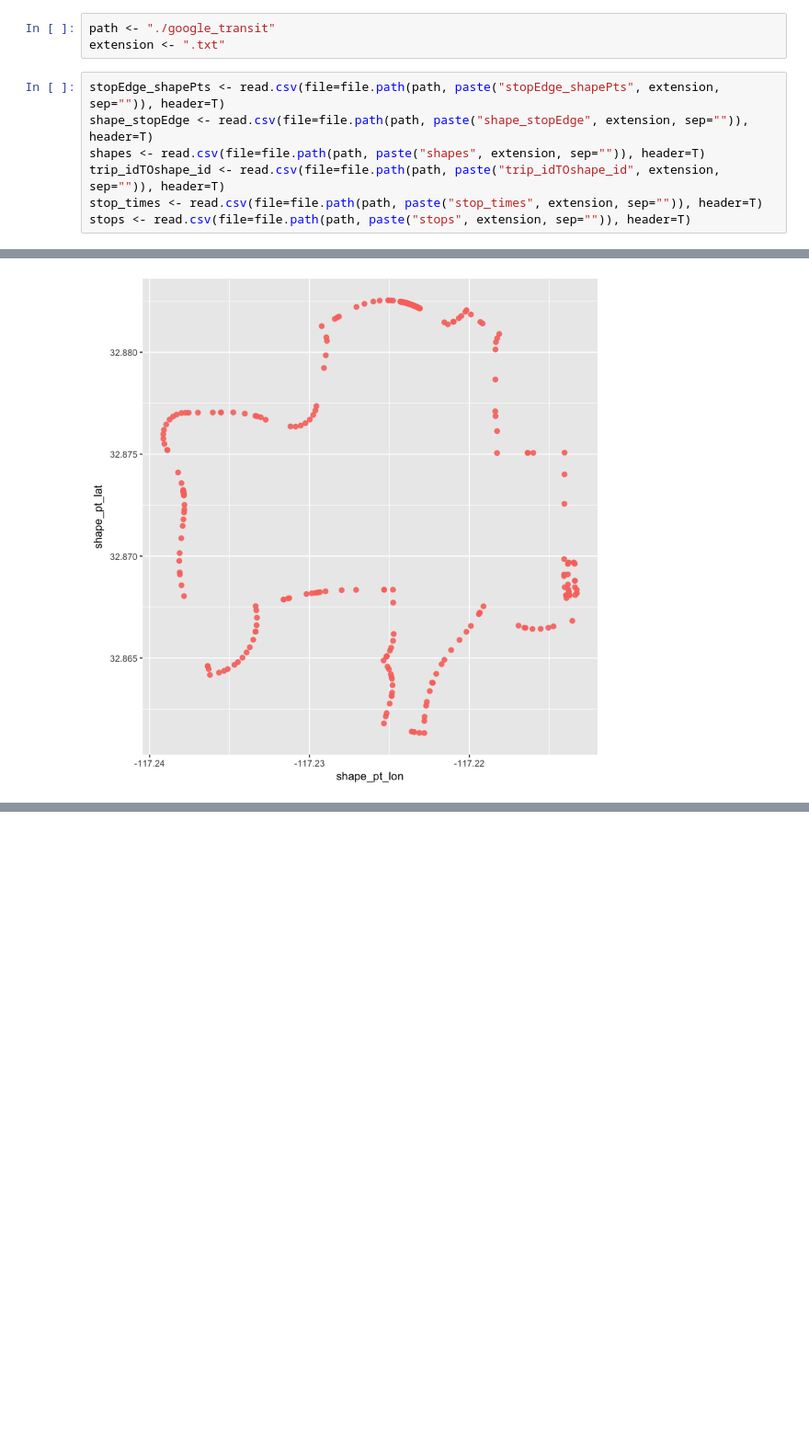
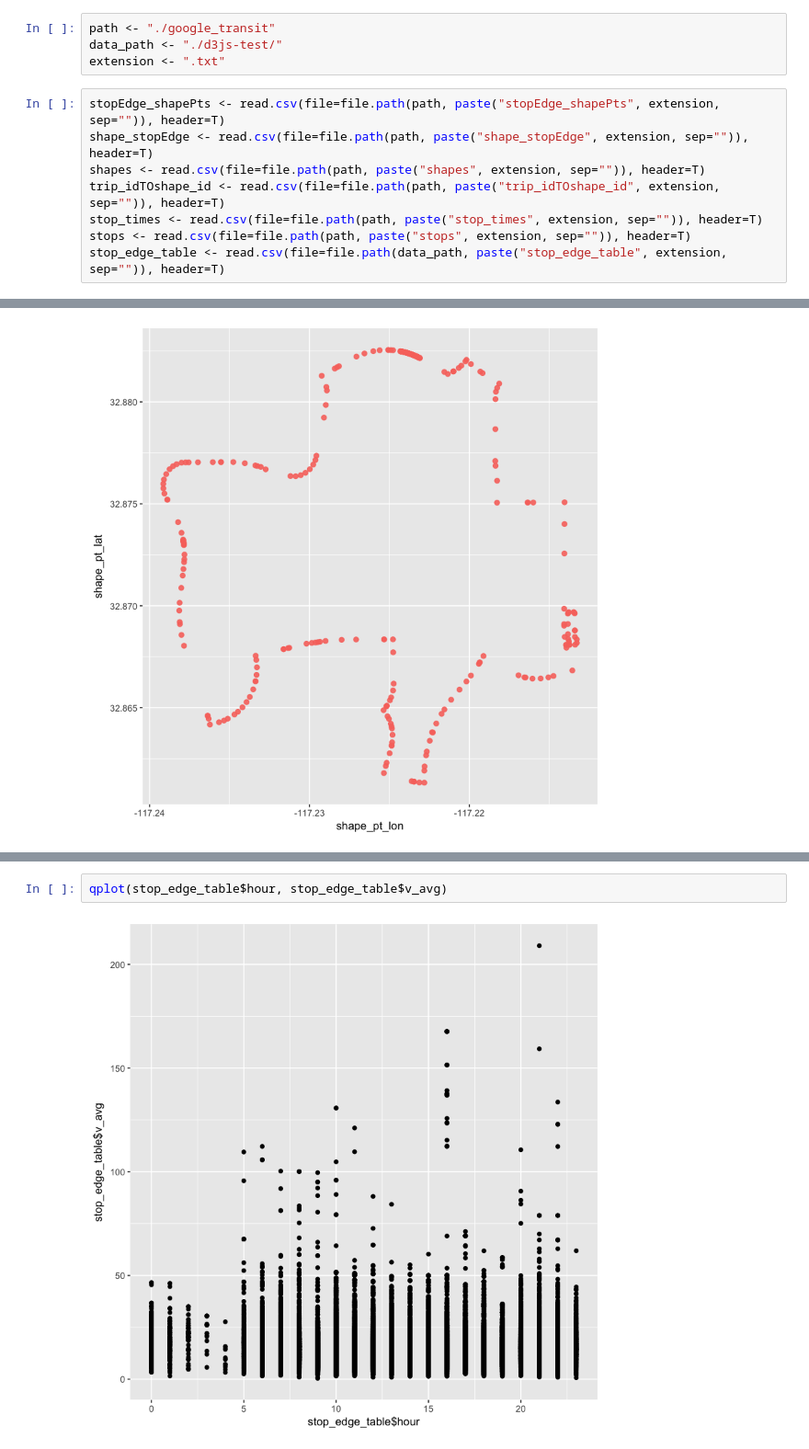
Before and after one commit to wnanpi95/wnanpi95.github.io, a Jupyter notebook: SDMTS_Presentation.ipynb, the cells around one changed output, grey strips where cells are left out. Shown at 92% size. Drawn from its saved outputs; the diff is of its cells as text; blank space fills up the shorter version.

```diff
--- a/SDMTS_Presentation.ipynb
+++ b/SDMTS_Presentation.ipynb
@@ -27,6 +27,7 @@ The following object is masked from ‘package:base’:
     date
 # %%
 path <- "./google_transit"
+data_path <- "./d3js-test/"
 extension <- ".txt"
 # %%
 stopEdge_shapePts <- read.csv(file=file.path(path, paste("stopEdge_shapePts", extension, sep="")), header=T)
@@ -35,3 +36,4 @@ shapes <- read.csv(file=file.path(path, paste("shapes", extension, sep="")), hea
 trip_idTOshape_id <- read.csv(file=file.path(path, paste("trip_idTOshape_id", extension, sep="")), header=T)
 stop_times <- read.csv(file=file.path(path, paste("stop_times", extension, sep="")), header=T)
 stops <- read.csv(file=file.path(path, paste("stops", extension, sep="")), header=T)
+stop_edge_table <- read.csv(file=file.path(data_path, paste("stop_edge_table", extension, sep="")), header=T)
@@ -94,0 +134,4 @@ ggplot() + stop_edge_test_path_points_plot
+# %%
+qplot(stop_edge_table$hour, stop_edge_table$v_avg)
+# %% [output]
+[figure, added]
```
Also changed, not shown: parts of 18 cells of this notebook, 9 other files.
